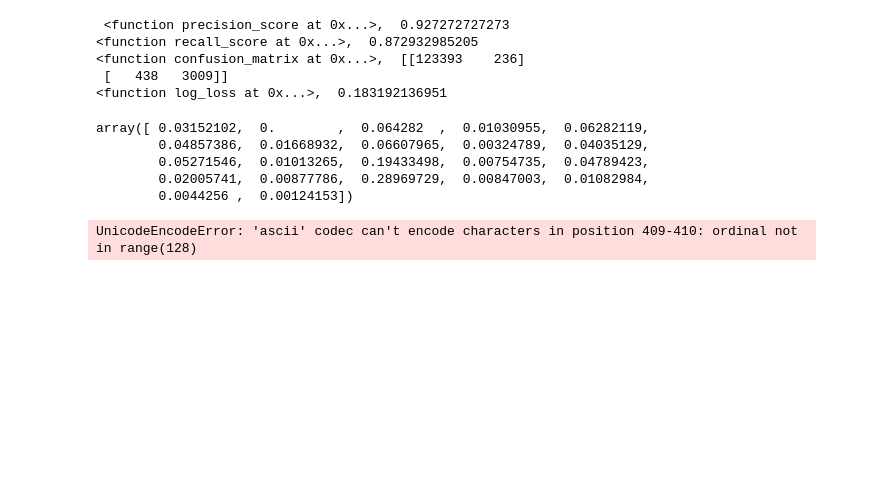
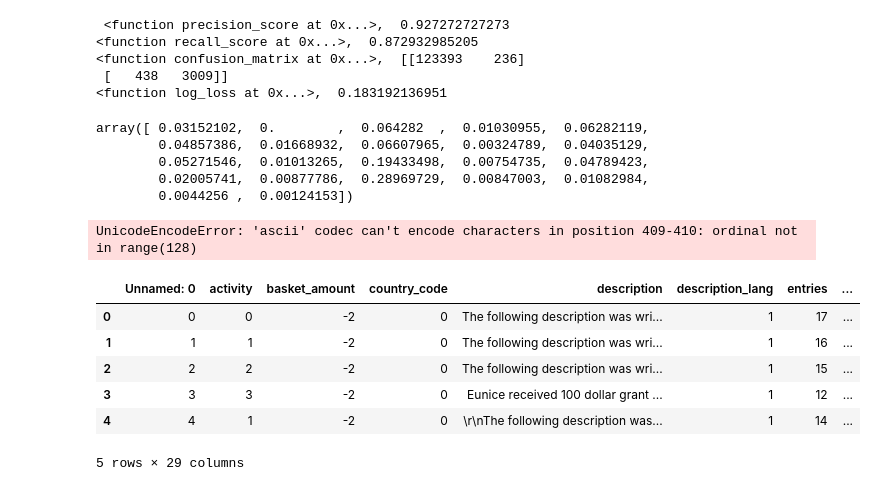
Before and after one commit to kush99993s/defaultfinder, a Jupyter notebook: code/EDA.ipynb, the cells around one changed output. Saved outputs shown, nothing was run; the diff lists cells and outputs as text; code cells hidden in the pictures; blank space fills up the shorter version.

```diff
--- a/code/EDA.ipynb
+++ b/code/EDA.ipynb
@@ -828,0 +831,10 @@ UnicodeEncodeError: 'ascii' codec can't encode characters in position 409-410: o
+# %%
+df.head()
+# %% [output]
+|  | Unnamed: 0 | activity | basket_amount | country_code | description | description_lang | entries | ... |
+| 0 | 0 | 0 | -2 | 0 | The following description was wri... | 1 | 17 | ... |
+| 1 | 1 | 1 | -2 | 0 | The following description was wri... | 1 | 16 | ... |
+| 2 | 2 | 2 | -2 | 0 | The following description was wri... | 1 | 15 | ... |
+| 3 | 3 | 3 | -2 | 0 | Eunice received 100 dollar grant ... | 1 | 12 | ... |
+| 4 | 4 | 1 | -2 | 0 | \r\nThe following description was... | 1 | 14 | ... |
+5 rows × 29 columns
```
Also changed, not shown: parts of 37 cells of this notebook, 2 other files.
